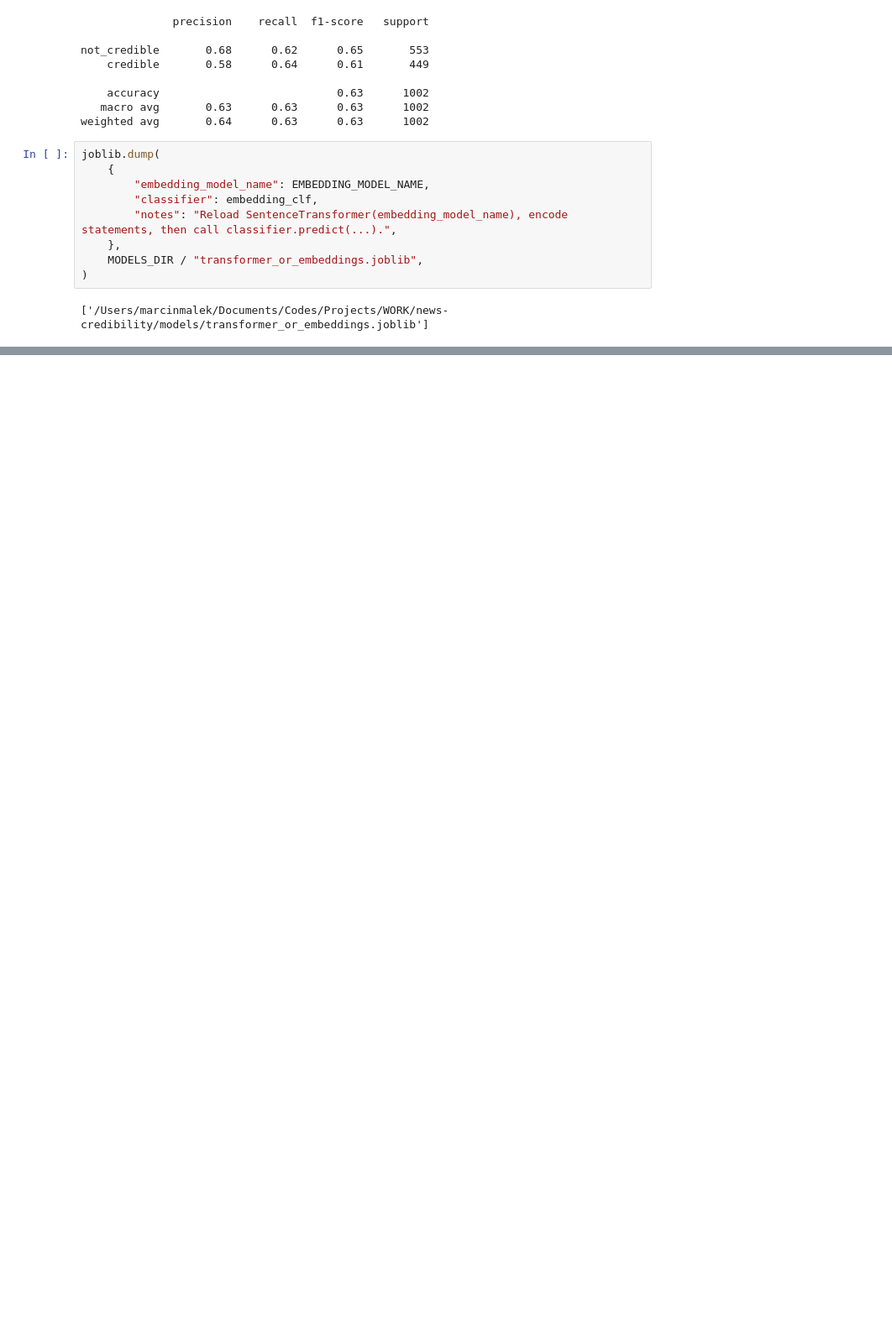
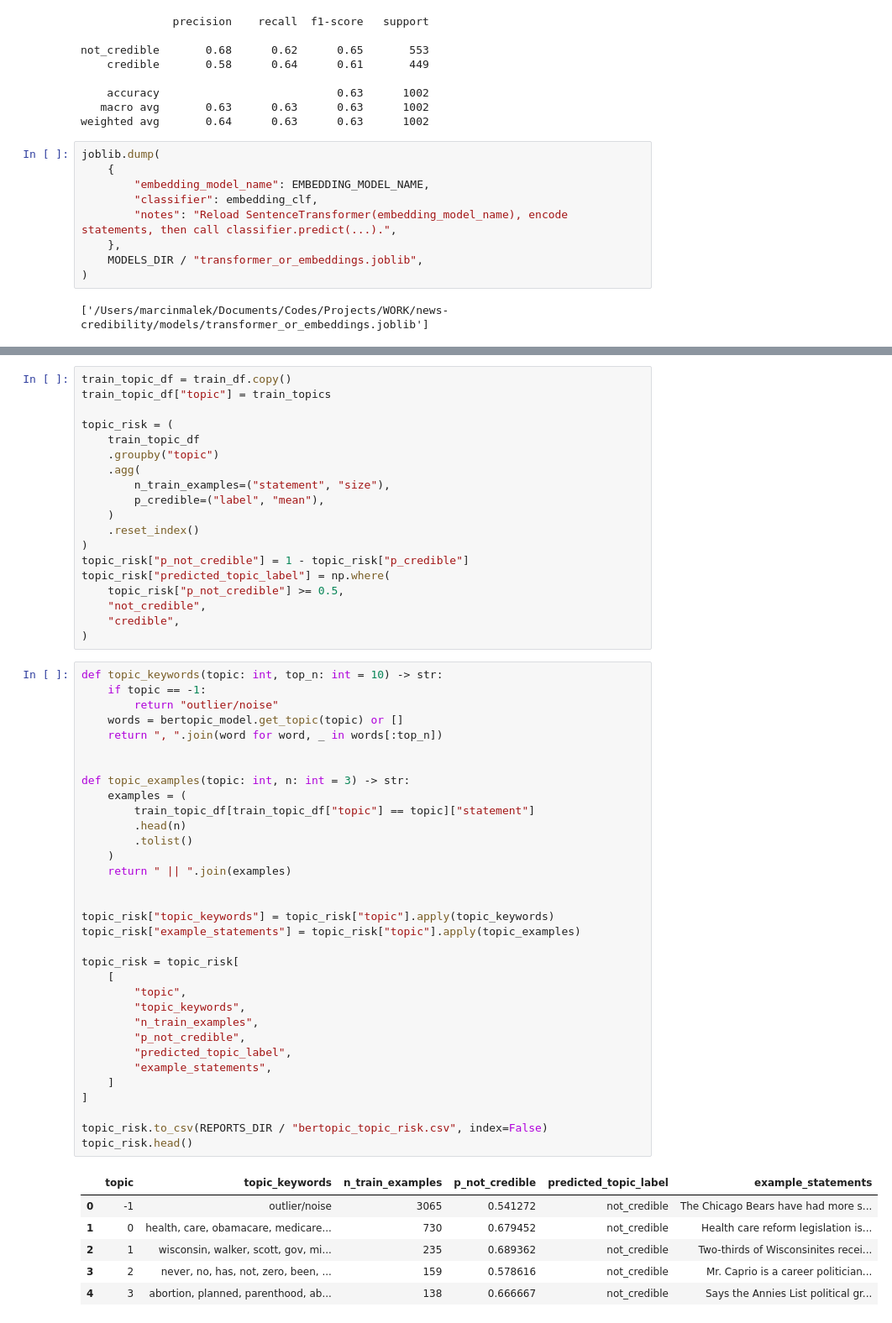
Before and after one commit to greyish-pelagia/news-credibility, a Jupyter notebook: analysis.ipynb, the cells around one changed output, grey strips where cells are left out. Shown at 84% size. Cells and saved outputs as stored; diff of their text form; blank space fills up the shorter version.

```diff
--- a/analysis.ipynb
+++ b/analysis.ipynb
@@ -299,0 +321,59 @@ joblib.dump(
+# %%
+train_topic_df = train_df.copy()
+train_topic_df["topic"] = train_topics
+
+topic_risk = (
+    train_topic_df
+    .groupby("topic")
+    .agg(
+        n_train_examples=("statement", "size"),
+        p_credible=("label", "mean"),
+    )
+    .reset_index()
+)
+topic_risk["p_not_credible"] = 1 - topic_risk["p_credible"]
+topic_risk["predicted_topic_label"] = np.where(
+    topic_risk["p_not_credible"] >= 0.5,
+    "not_credible",
+    "credible",
+)
+# %%
+def topic_keywords(topic: int, top_n: int = 10) -> str:
+    if topic == -1:
+        return "outlier/noise"
+    words = bertopic_model.get_topic(topic) or []
+    return ", ".join(word for word, _ in words[:top_n])
+
+
+def topic_examples(topic: int, n: int = 3) -> str:
+    examples = (
+        train_topic_df[train_topic_df["topic"] == topic]["statement"]
+        .head(n)
+        .tolist()
+    )
+    return " || ".join(examples)
+
+
+topic_risk["topic_keywords"] = topic_risk["topic"].apply(topic_keywords)
+topic_risk["example_statements"] = topic_risk["topic"].apply(topic_examples)
+
+topic_risk = topic_risk[
+    [
+        "topic",
+        "topic_keywords",
+        "n_train_examples",
+        "p_not_credible",
+        "predicted_topic_label",
+        "example_statements",
+    ]
+]
+
+topic_risk.to_csv(REPORTS_DIR / "bertopic_topic_risk.csv", index=False)
+topic_risk.head()
+# %% [output]
+|  | topic | topic_keywords | n_train_examples | p_not_credible | predicted_topic_label | example_statements |
+| 0 | -1 | outlier/noise | 3065 | 0.541272 | not_credible | The Chicago Bears have had more s... |
+| 1 | 0 | health, care, obamacare, medicare... | 730 | 0.679452 | not_credible | Health care reform legislation is... |
+| 2 | 1 | wisconsin, walker, scott, gov, mi... | 235 | 0.689362 | not_credible | Two-thirds of Wisconsinites recei... |
+| 3 | 2 | never, no, has, not, zero, been, ... | 159 | 0.578616 | not_credible | Mr. Caprio is a career politician... |
+| 4 | 3 | abortion, planned, parenthood, ab... | 138 | 0.666667 | not_credible | Says the Annies List political gr... |
```
Also changed, not shown: parts of 6 cells of this notebook, 2 other files.
